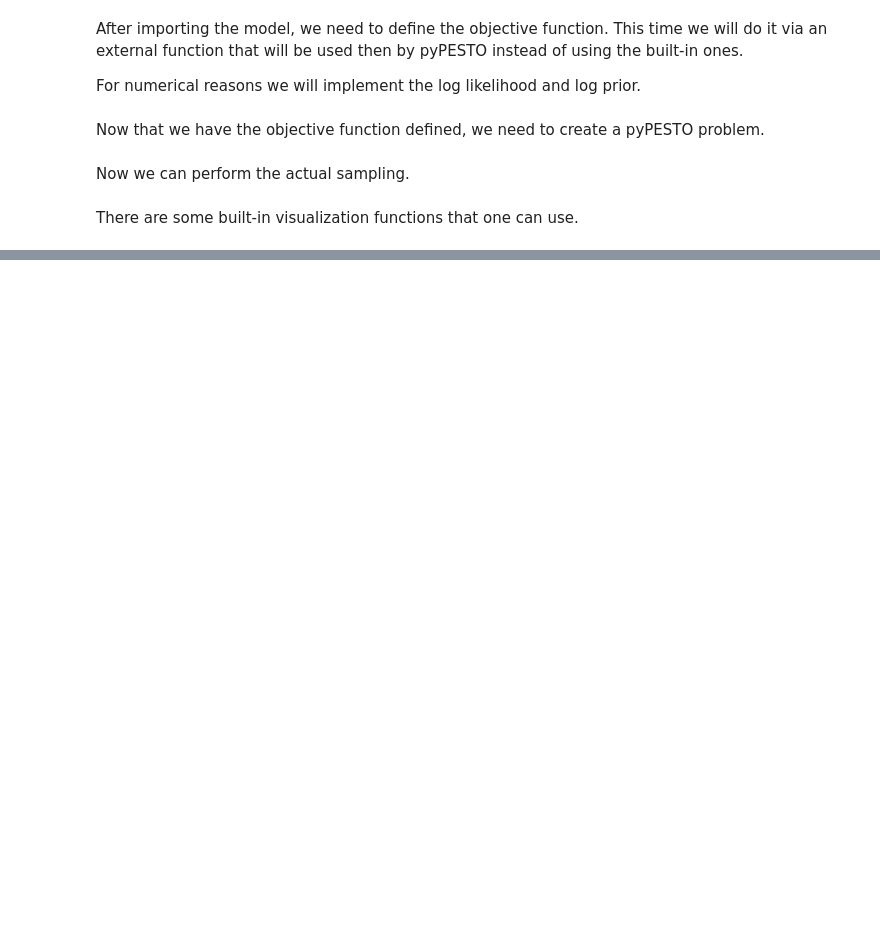
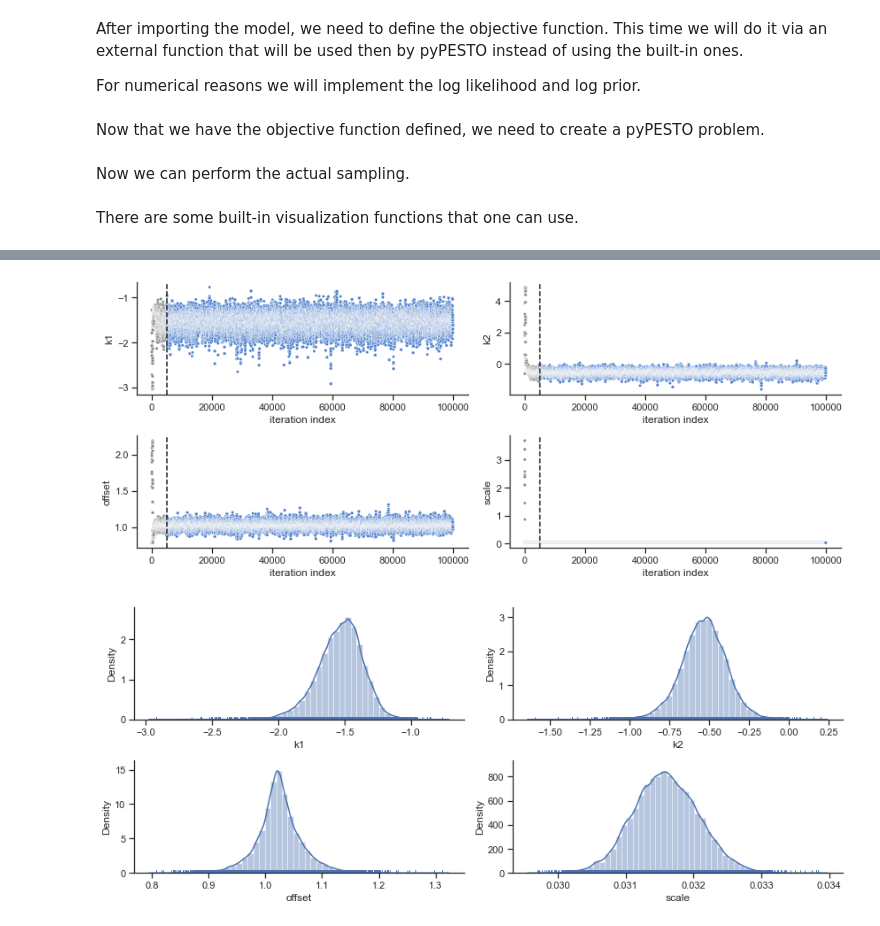
Before and after one commit to feddersmichael/Bachelor-Thesis-Marginal-Sampling, a Jupyter notebook: Sampling/Laplacian_noise/Conversion_Reaction_model/Laplacian_noise-Conversion_Reaction-Full_parameter.ipynb, the cells around one changed output, grey strips where cells are left out. Saved outputs shown, nothing was run; the diff lists cells and outputs as text; code cells hidden in the pictures; blank space fills up the shorter version.

```diff
--- a/Sampling/Laplacian_noise/Conversion_Reaction_model/Laplacian_noise-Conversion_Reaction-Full_parameter.ipynb
+++ b/Sampling/Laplacian_noise/Conversion_Reaction_model/Laplacian_noise-Conversion_Reaction-Full_parameter.ipynb
@@ -155,0 +151,8 @@ ax = visualize.sampling_1d_marginals(result, size=(12,5))
+# %%
+# Visualize the parameter trace
+ax = visualize.sampling.sampling_parameters_trace(result, use_problem_bounds=False, full_trace=True, size=(12,5))
+# Visualize the one-dimensional marginals --> Important!
+ax = visualize.sampling_1d_marginals(result, size=(12,5))
+# %% [output]
+[figure, added]
+[figure, added]
```
Also changed, not shown: parts of 4 cells of this notebook, 1 other file.
